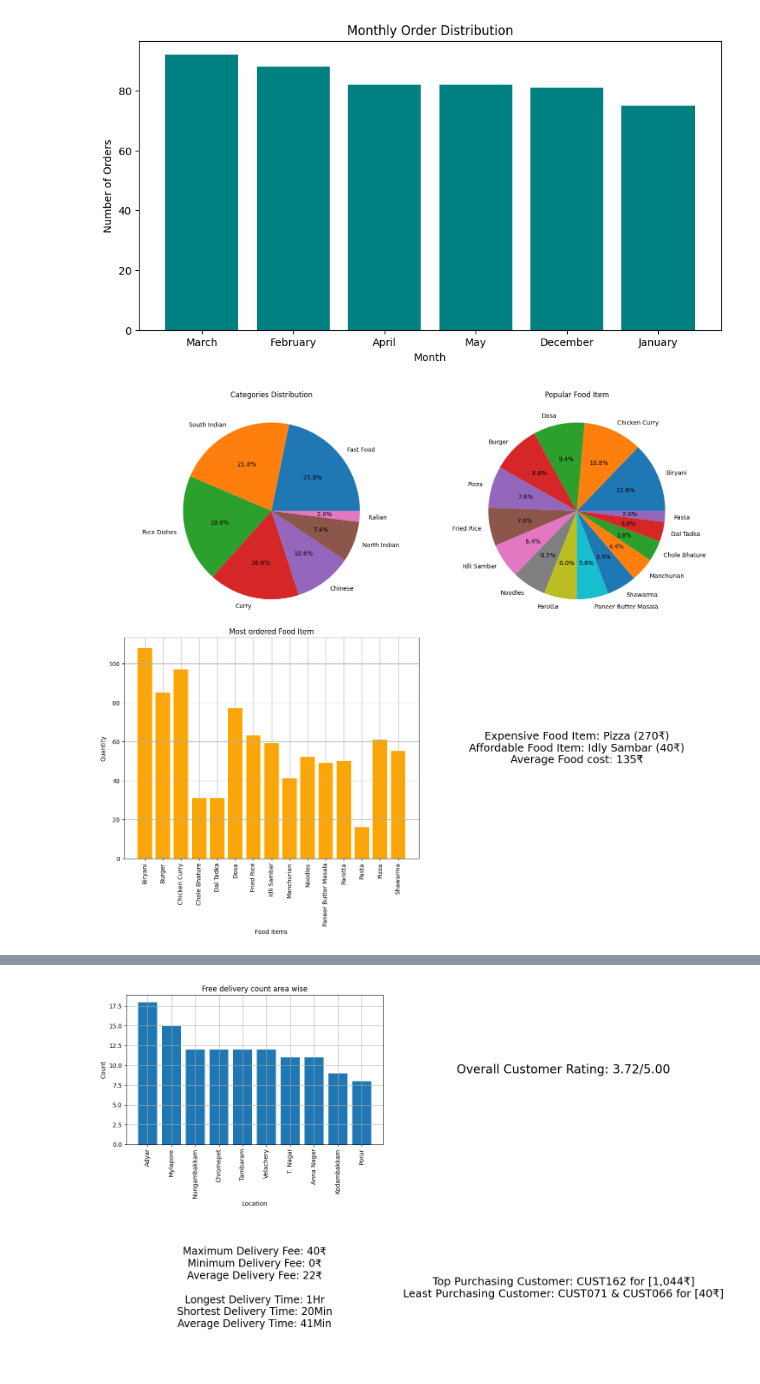
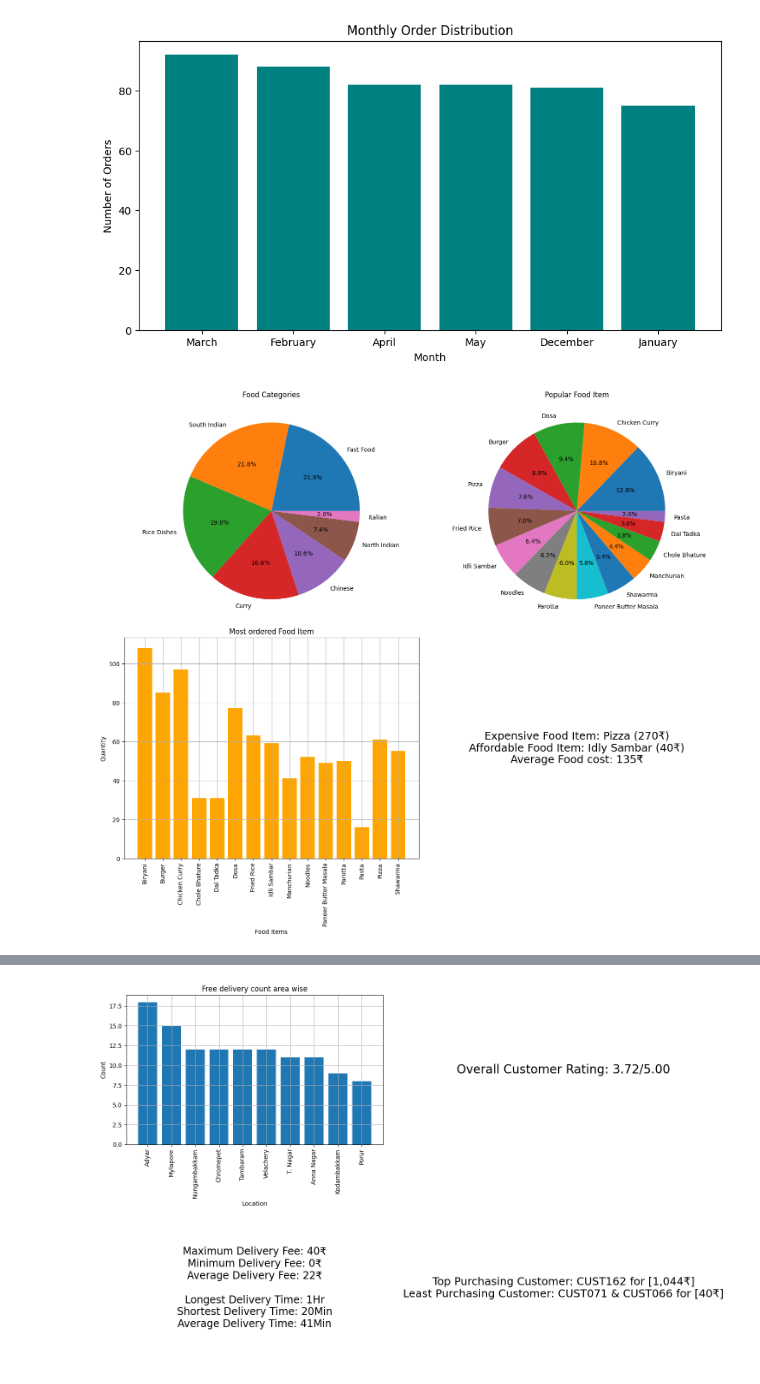
Before and after one commit to Arkrishx/python-data-analytics-, a Jupyter notebook: Project.ipynb, the cells around one changed output, grey strips where cells are left out. Drawn from its saved outputs; the diff is of its cells as text; code cells hidden in the pictures.

```diff
--- a/Project.ipynb
+++ b/Project.ipynb
@@ -607,40 +607,40 @@ plt.figure(figsize=(15 ,13))
 plt.subplot(2, 2, 1)
 #categories pi chart
 plt.pie(Categories_count, labels=Categories_count.index,autopct="%0.1f%%")
-plt.title('Categories Distribution')
+plt.title('Food Categories')
 
 
 plt.subplot(2,2,2)
 #popular food item
 plt.pie(Food_items_count, labels=Food_items_count.index,autopct="%0.1f%%")
 plt.title('Popular Food Item')
 
 
 plt.subplot(2,2,3)
 #most buyed food item in bar chart
 plt.bar(food_item_quantity.index,food_item_quantity.values,color = "Orange")
 plt.title('Most ordered Food Item')
 plt.xlabel('Food Items')
 plt.ylabel('Quantity')
 plt.xticks(rotation=90)
 plt.grid(True)
 
 plt.subplot(2,2,4)
 #Food data
 
 
 plt.axis('off')
 
 plt.text(0.5, 0.5, """Expensive Food Item: Pizza (270₹)
 Affordable Food Item: Idly Sambar (40₹)
 Average Food cost: 135₹""",ha='center',va='center',fontsize=18)
 
 
 #display
 plt.tight_layout()
 plt.show()
 # %% [output]
-[figure, old version]
+[figure, new version]
 # %%
 #Dashboard-2 : sales analysis
 
```
Also changed, not shown: parts of 1 cell of this notebook.
